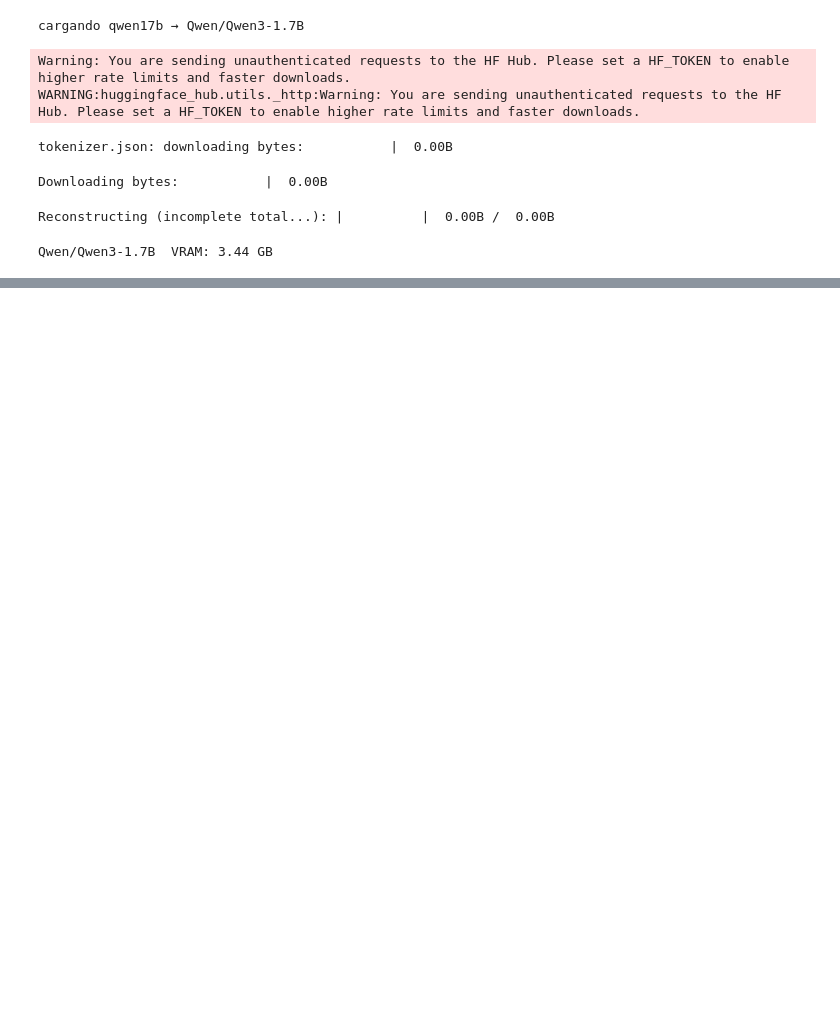
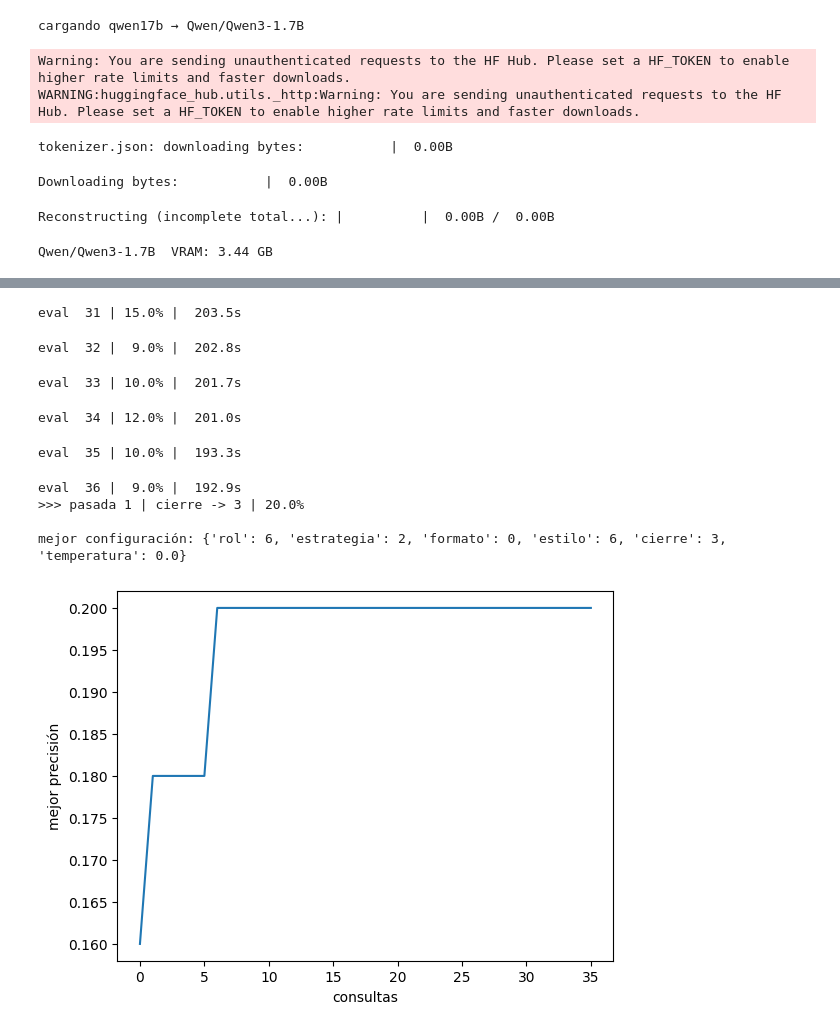
Before and after one commit to juanchito1234/proyecto-analisis-oraculo, a Jupyter notebook: notebooks/descenso_coordenadas.ipynb, the cells around one changed output, grey strips where cells are left out. Cells and saved outputs as stored; diff of their text form; code cells hidden in the pictures; blank space fills up the shorter version.

```diff
--- a/notebooks/descenso_coordenadas.ipynb
+++ b/notebooks/descenso_coordenadas.ipynb
@@ -122,7 +129,7 @@ datos = cargar_datos()
 busqueda, validacion = dividir(datos)
 # 1.7B en fp16 deja VRAM en la T4: un lote más grande genera más prompts a la vez.
 oraculo = Oraculo(modelo, busqueda, validacion, lote=16, presupuesto=32_000_000)
-# oraculo = Oraculo(modelo, busqueda, validacion, cache="/content/drive/MyDrive/oraculo_cache.json", lote=16, presupuesto=32_000_000)
+oraculo = Oraculo(modelo, busqueda, validacion, cache="/content/drive/MyDrive/oraculo_cache.json", lote=16, presupuesto=32_000_000)
 
 # 32768 configs (temperatura 0.0). Para incluir 0.3 y 0.7: espacio(TEMPERATURAS)
 CONFIGS = espacio()
@@ -233,0 +182,66 @@ mejor configuración: {'rol': 5, 'estrategia': 1, 'formato': 4, 'estilo': 3, 'ci
+# %%
+import random, time, json, os
+from ayudas import curva
+
+random.seed(0)
+
+SLOTS = ["rol", "estrategia", "formato", "estilo", "cierre"]
+INSTANCIAS = busqueda
+RUTA_REGISTRO = "/content/registro_busqueda_final_mejorada.json"
+
+# incluyo esto debido a que el resultado de la celda se me había borrado, pero lo
+# tenía descargado en un archivo .json
+registro = json.load(open(RUTA_REGISTRO)) if os.path.exists(RUTA_REGISTRO) else []
+
+def clave(c):
+    return tuple(c[s] for s in SLOTS) + (c["temperatura"],)
+
+vistos = {clave(r["config"]): r["precision"] for r in registro}
+
+def evaluar_y_registrar(cfg, historial, semilla):
+    k = clave(cfg)
+    if k in vistos:                                   # ya evaluada: no gasta GPU
+        historial.append(vistos[k])
+        print(f"eval {len(historial):3d} | {vistos[k]:5.1%} | (del registro)")
+        return vistos[k]
+    t0 = time.time()
+    p = oraculo.evaluar(cfg, INSTANCIAS, semilla=semilla).precision
+    dt = time.time() - t0
+    vistos[k] = p
+    historial.append(p)
+    registro.append({"config": dict(cfg), "precision": p, "segundos": round(dt, 1)})
+    json.dump(registro, open(RUTA_REGISTRO, "w"), indent=1)
+    print(f"eval {len(historial):3d} | {p:5.1%} | {dt:6.1f}s")
+    return p
+
+def descenso_coordenadas(inicial, max_pasadas=1, semilla=1):
+    actual = dict(inicial)
+    historial = []
+    p_actual = evaluar_y_registrar(actual, historial, semilla)
+    for pasada in range(max_pasadas):
+        hubo_mejora = False
+        for slot in SLOTS:
+            mejor_op, mejor_p = actual[slot], p_actual
+            for op in range(8):
+                if op == actual[slot]:
+                    continue
+                p = evaluar_y_registrar({**actual, slot: op}, historial, semilla)
+                if p > mejor_p:
+                    mejor_op, mejor_p = op, p
+            if mejor_op != actual[slot]:
+                actual[slot], p_actual, hubo_mejora = mejor_op, mejor_p, True
+            print(f">>> pasada {pasada+1} | {slot} -> {actual[slot]} | {p_actual:5.1%}")
+        if not hubo_mejora:
+            break
+    return actual, p_actual, historial
+
+# en caso de que ya haya un archivo con el registro, forma un diccionario con él, si no,
+# realiza las 36 evaluaciones desde 0 usando GPU.
+inicial = dict(registro[36]["config"]) if registro else random.choice(CONFIGS)
+cfg, prec, historial = descenso_coordenadas(inicial, max_pasadas=1)
+
+# guardamos la mejor configuración, que se utilizará más adelante
+mejor = (prec, cfg)
+print("\nmejor configuración:", mejor[1])
+curva(historial)
+# %% [output]
@@ -234,3 +265,13 @@ mejor configuración: {'rol': 5, 'estrategia': 1, 'formato': 4, 'estilo': 3, 'ci
+eval  31 | 15.0% |  203.5s
+eval  32 |  9.0% |  202.8s
+eval  33 | 10.0% |  201.7s
+eval  34 | 12.0% |  201.0s
+eval  35 | 10.0% |  193.3s
+eval  36 |  9.0% |  192.9s
+>>> pasada 1 | cierre -> 3 | 20.0%
+
+mejor configuración: {'rol': 6, 'estrategia': 2, 'formato': 0, 'estilo': 6, 'cierre': 3, 'temperatura': 0.0}
+[figure, added]
 # %%
 import pandas as pd
 
```
Also changed, not shown: parts of 20 cells of this notebook, 1 other file.
